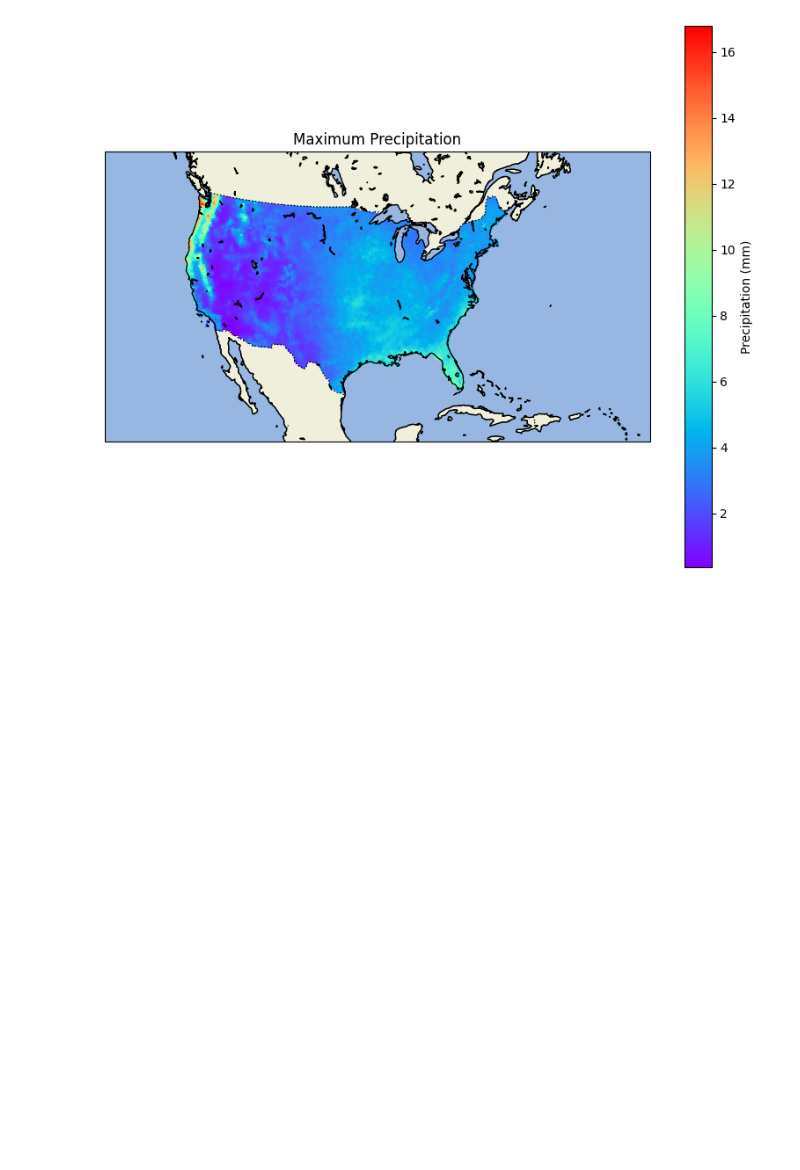
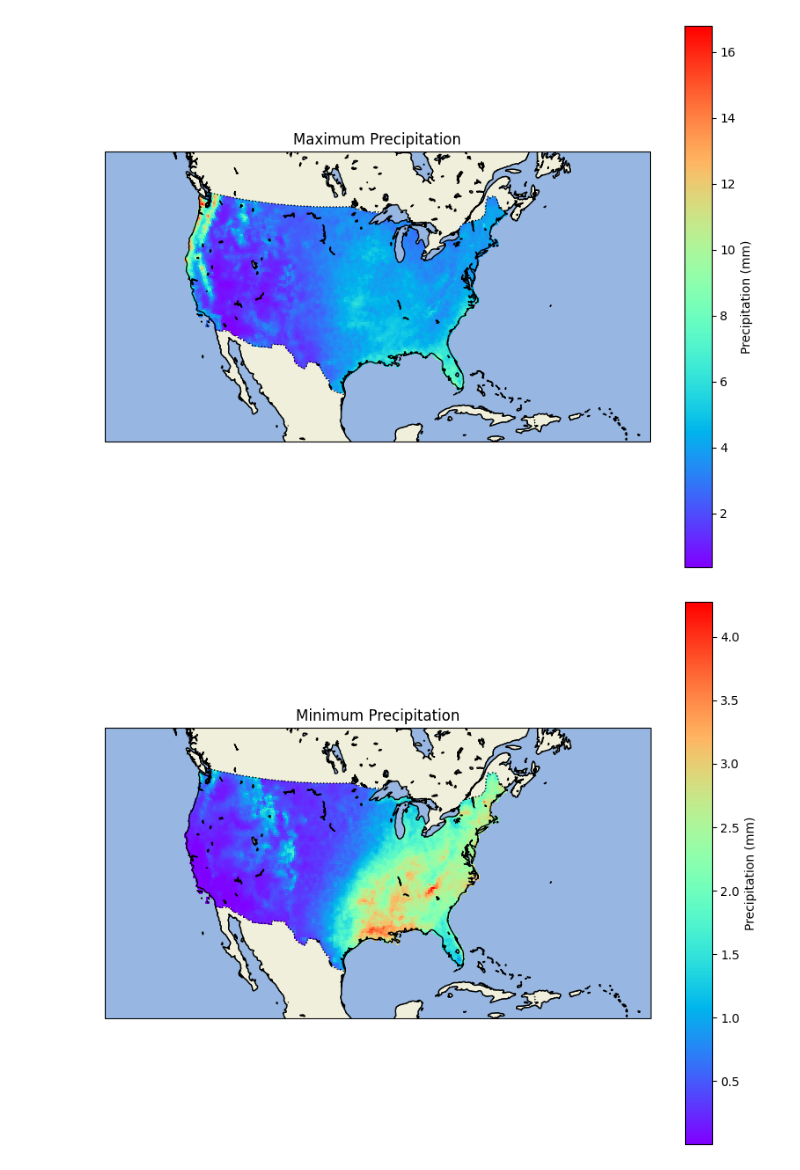
Before and after one commit to Kduff2/LandslideProject, a Jupyter notebook: term_paper.ipynb, the cells around one changed output. Drawn from its saved outputs; the diff is of its cells as text; code cells hidden in the pictures; blank space fills up the shorter version.

```diff
--- a/term_paper.ipynb
+++ b/term_paper.ipynb
@@ -255,3 +281,30 @@ ax.set_title('Maximum Precipitation')
 plt.show()
 # %% [output]
 [figure]
+# %%
+import matplotlib.pyplot as plt
+import cartopy.crs as ccrs
+import cartopy.feature as cfeature
+
+min_precip = precip.min(dim='time')
+
+fig = plt.figure(figsize=(10, 8))
+ax = fig.add_subplot(1, 1, 1, projection=ccrs.AlbersEqualArea(central_longitude=-99, central_latitude=35))
+
+# Add features to the map
+ax.add_feature(cfeature.LAND, edgecolor='black')
+ax.add_feature(cfeature.OCEAN)
+ax.add_feature(cfeature.BORDERS, linestyle=':')
+ax.add_feature(cfeature.COASTLINE)
+ax.add_feature(cfeature.LAKES, edgecolor='black')
+
+# Add the precipitation data
+precipitation_plot = min_precip.plot(ax=ax, transform=ccrs.PlateCarree(), cmap='rainbow',
+                                            cbar_kwargs={'label': 'Precipitation (mm)'})
+
+# Set title and labels
+ax.set_title('Minimum Precipitation')
+
+plt.show()
+# %% [output]
+[figure, added]
```
Also changed, not shown: parts of 2 cells of this notebook.
